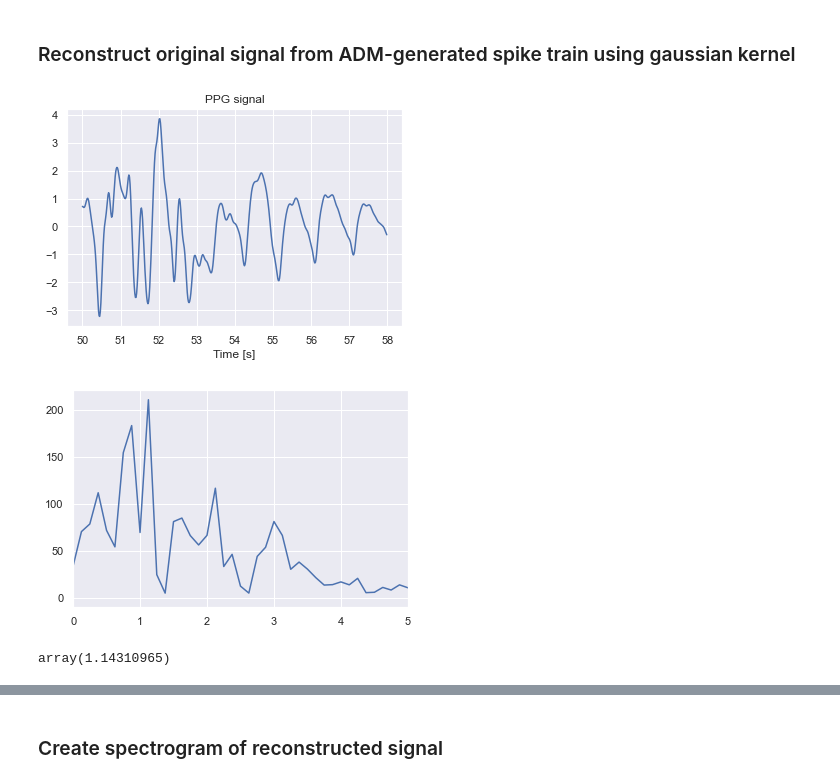
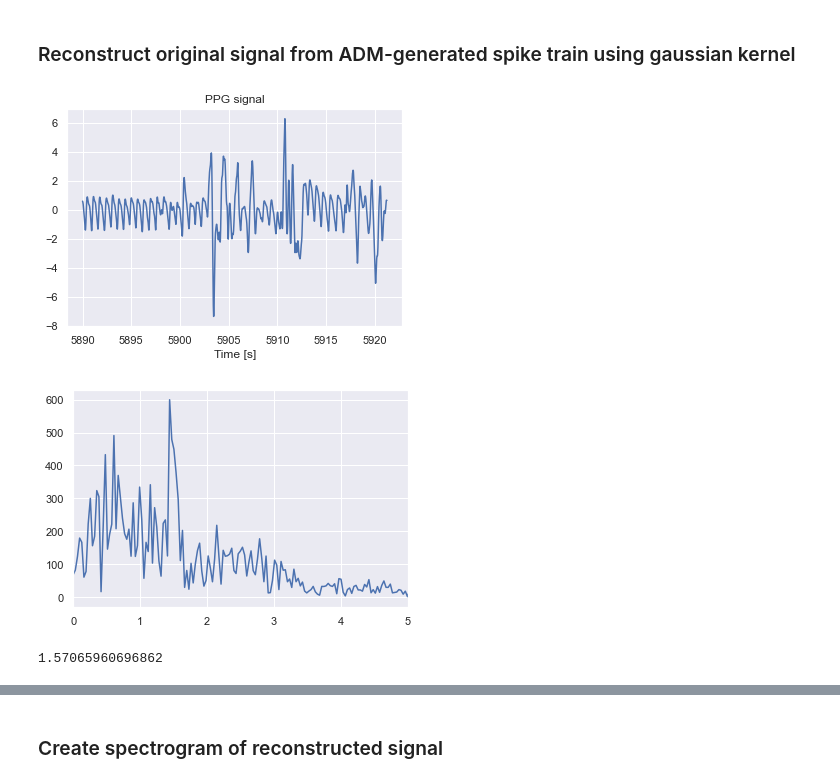
Before and after one commit to pennfranc/adm-ppg-analysis, a Jupyter notebook: mutual information pipeline.ipynb, the cells around one changed output, grey strips where cells are left out. Saved outputs shown, nothing was run; the diff lists cells and outputs as text; code cells hidden in the pictures.

```diff
--- a/mutual information pipeline.ipynb
+++ b/mutual information pipeline.ipynb
@@ -4,9 +4,11 @@ import numpy as np
 import matplotlib.pyplot as plt
 from scipy import signal, interpolate
 from scipy.ndimage import gaussian_filter1d
+import scipy.io
 import seaborn as sns
 from sklearn.metrics import r2_score, mean_squared_error
 from sklearn.feature_selection import mutual_info_regression
+from sklearn.preprocessing import StandardScaler
 from ADM import ADM
 from scipy.fft import fft, fftfreq
 from sklearn.preprocessing import normalize
@@ -16,11 +18,12 @@ from mutual_information import (
     compute_mutual_information,
     create_spectrogram,
     to_spikes_and_back,
-    first_order_low_pass
+    first_order_low_pass,
+    compute_cv_regression_score
 )
 sns.set()
 
-SUBJECT_IDX = 8
+SUBJECT_IDX = 3
 # %%
 dataset = load_pickle(SUBJECT_IDX)
 ppg, acc, hr, activity, _= unpack_data(dataset)
@@ -111,29 +126,29 @@ reconstructed_signal = gaussian_filter1d(ppg, 20)
 # %%
-plot_segment_start_seconds = 50
+plot_segment_start_seconds = 5890
 plot_segment_start = plot_segment_start_seconds * 64
-plot_segment_length = 512
+plot_segment_length = 2000
 plot_fft = True
 
 time_segment = np.arange(plot_segment_start, plot_segment_start+plot_segment_length, 1) / 64
 ppg_segment = ppg[plot_segment_start:plot_segment_start+plot_segment_length]
 ppg_segment = ppg_segment / np.mean(abs(ppg_segment))
 plt.plot(time_segment, ppg_segment)
 plt.xlabel('Time [s]')
 plt.title('PPG signal')
 plt.show()
 
 if plot_fft:
     ppg_spectrum = abs(fft(ppg_segment)[:len(ppg_segment)//2])
     freqs = fftfreq(len(ppg_segment), 1 / 64)[:len(ppg_segment)//2]
     plt.plot(freqs, ppg_spectrum)
     plt.xlim(0, 5)
 # %% [output]
-[figure, old version]
+[figure, new version]
-[figure, old version]
+[figure, new version]
 # %%
-hr_interpolation(plot_segment_start_seconds)
+np.mean([hr_interpolation(t) for t in np.linspace(plot_segment_start_seconds, plot_segment_start_seconds + plot_segment_length, 10)])
 # %% [output]
-array(1.14310965)
+1.57065960696862
 # %%
 rec_segment = reconstructed_signal[plot_segment_start:plot_segment_start+plot_segment_length]
 rec_segment = rec_segment / np.mean(abs(rec_segment))
```
Also changed, not shown: parts of 18 cells of this notebook, 5 other files.
